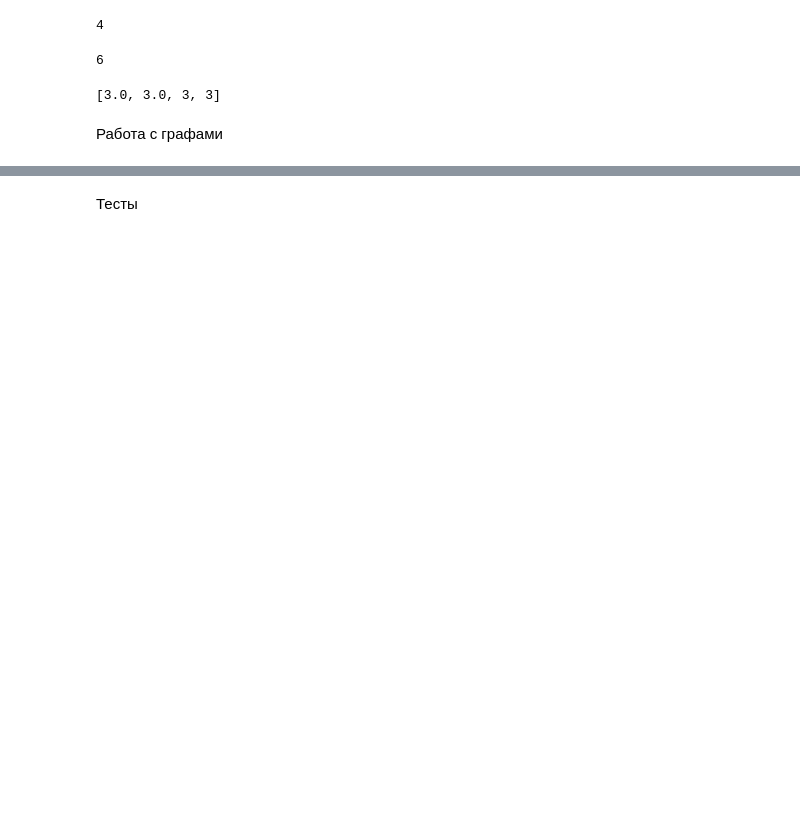
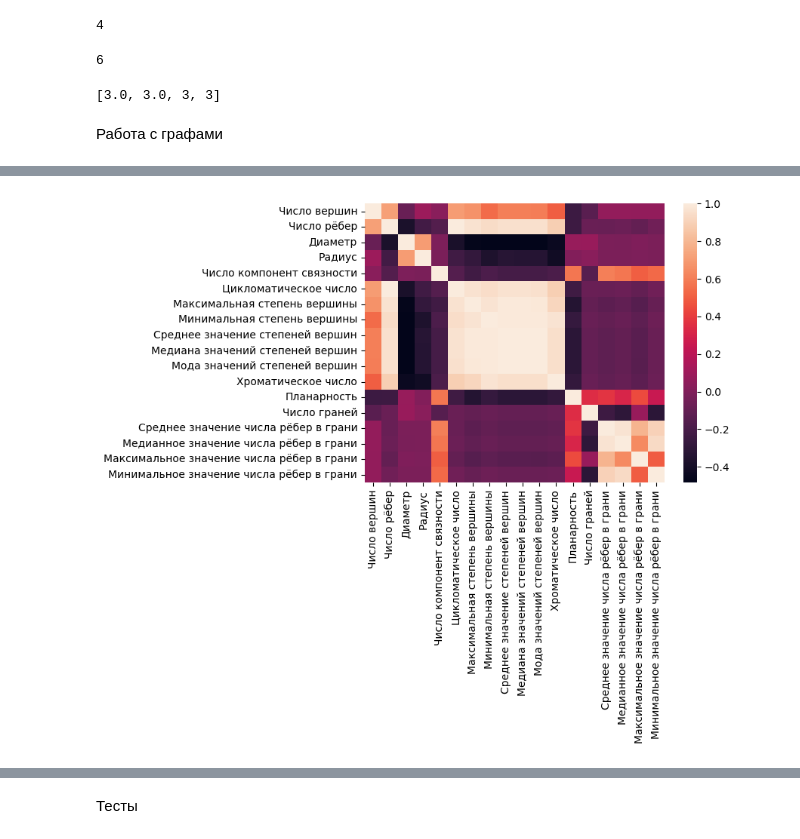
Before and after one commit to Fel1-of/wise-task-research, a Jupyter notebook: main.ipynb, the cells around one changed output, grey strips where cells are left out. Cells and saved outputs as stored; diff of their text form; code cells hidden in the pictures; blank space fills up the shorter version.

```diff
--- a/main.ipynb
+++ b/main.ipynb
@@ -124,12 +122,3 @@ def decode_graph(s):
     """
 
     return nx.parse_adjlist(zlib.decompress(base64.b64decode(s)).decode().split('\n'), nodetype=int)
-# %%
-G = generate_random_graph(100, 0.7)
-m = encode_graph(G)
-print(G)
-print(m)
-print(sys.getsizeof(m))
-
-df = pd.DataFrame([[m, True]])
-df
@@ -389,0 +354,7 @@ G.number_of_edges()
+# %%
+labels = ["Число вершин", "Число рёбер", "Диаметр", "Радиус", "Число компонент связности", "Цикломатическое число",
+          "Максимальная степень вершины", "Минимальная степень вершины", "Среднее значение степеней вершин",
+          "Медиана значений степеней вершин", "Мода значений степеней вершин", 'Хроматическое число', "Планарность",
+          "Число граней", "Среднее значение числа рёбер в грани", "Медианное значение числа рёбер в грани",
+          "Максимальное значение числа рёбер в грани", "Минимальное значение числа рёбер в грани"]
+df = pd.DataFrame(np.nan, index=range(100000), columns=labels)
@@ -390 +365,3 @@ G.number_of_edges()
+# %%
+graphs = pd.DataFrame(np.nan, index = range(100000), columns = [0])
 # %%
@@ -449,0 +477,5 @@ KeyboardInterrupt:
+# %%
+df.drop_duplicates(inplace = True)
+for col in df.columns:
+    df[col].fillna(df[col].mean(), inplace=True)
+df.isna().sum()
@@ -449,0 +506,4 @@ KeyboardInterrupt:
+# %%
+dataplot=sb.heatmap(df.corr())
+# %% [output]
+[figure, added]
```
Also changed, not shown: parts of 24 cells of this notebook.
